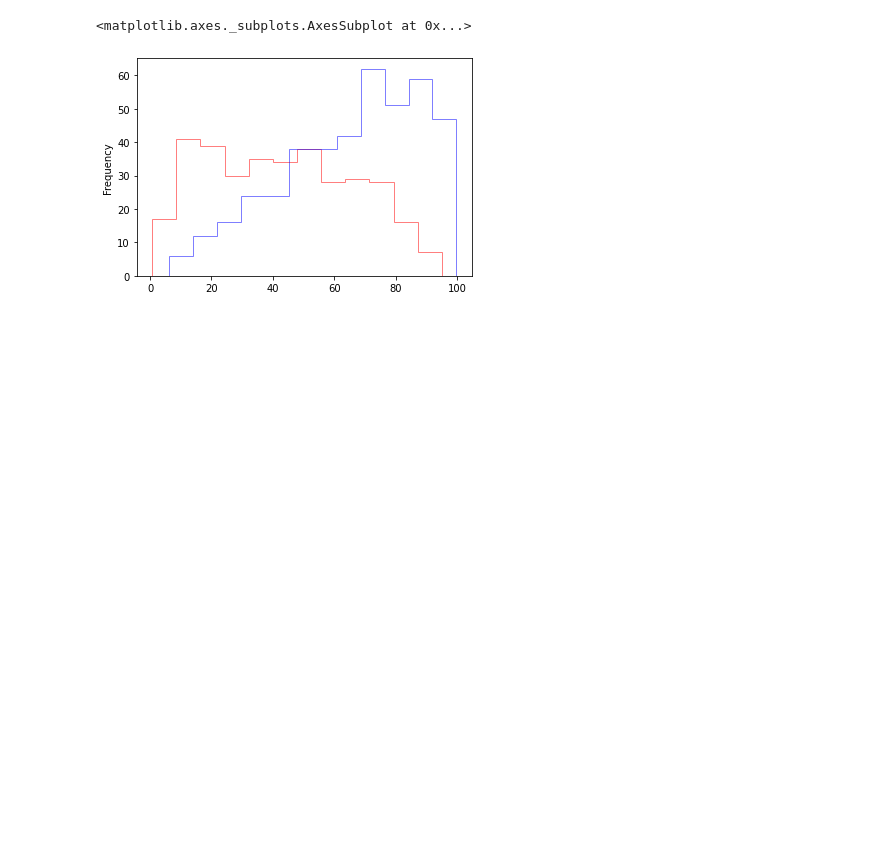
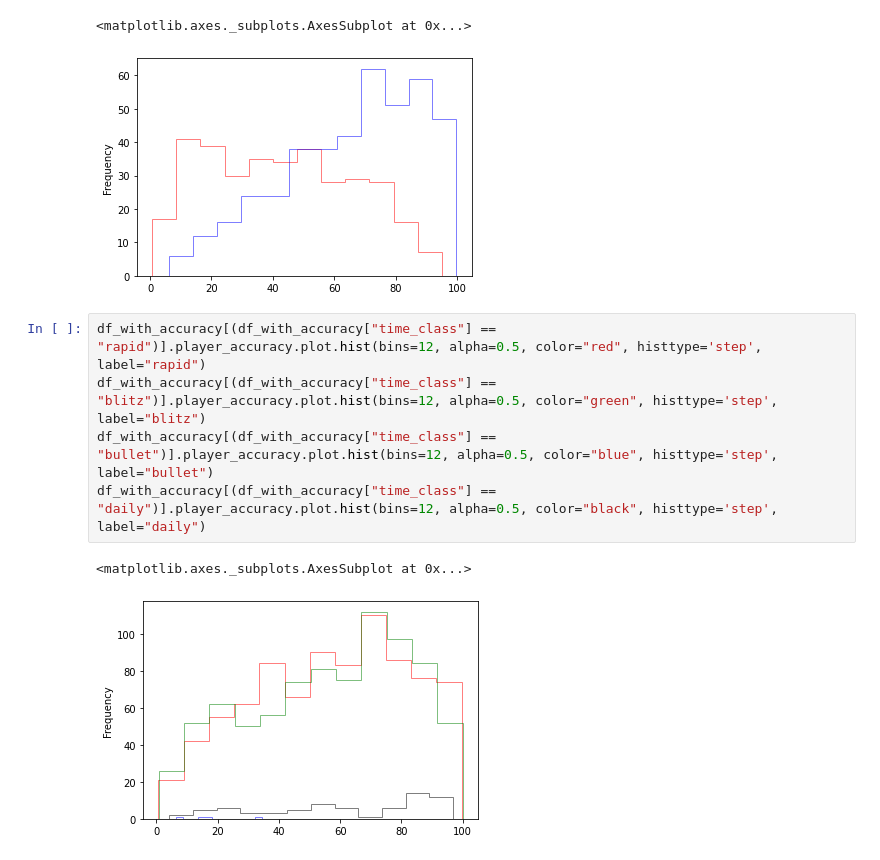
Before and after one commit to sdysch/chess_games_archive, a Jupyter notebook: chess.ipynb, the cells around one changed output. Cells and saved outputs as stored; diff of their text form; blank space fills up the shorter version.

Commit message:
Accuracy by game type

```diff
--- a/chess.ipynb
+++ b/chess.ipynb
@@ -156,3 +155,11 @@ df_with_accuracy[(df_with_accuracy["opponent_result"] == "win") & (df_with_accur
 # %% [output]
 <matplotlib.axes._subplots.AxesSubplot at 0x...>
 [figure]
+# %%
+df_with_accuracy[(df_with_accuracy["time_class"] == "rapid")].player_accuracy.plot.hist(bins=12, alpha=0.5, color="red", histtype='step', label="rapid")
+df_with_accuracy[(df_with_accuracy["time_class"] == "blitz")].player_accuracy.plot.hist(bins=12, alpha=0.5, color="green", histtype='step', label="blitz")
+df_with_accuracy[(df_with_accuracy["time_class"] == "bullet")].player_accuracy.plot.hist(bins=12, alpha=0.5, color="blue", histtype='step', label="bullet")
+df_with_accuracy[(df_with_accuracy["time_class"] == "daily")].player_accuracy.plot.hist(bins=12, alpha=0.5, color="black", histtype='step', label="daily")
+# %% [output]
+<matplotlib.axes._subplots.AxesSubplot at 0x...>
+[figure, added]
```
Also changed, not shown: parts of 1 cell of this notebook, 1 other file.
